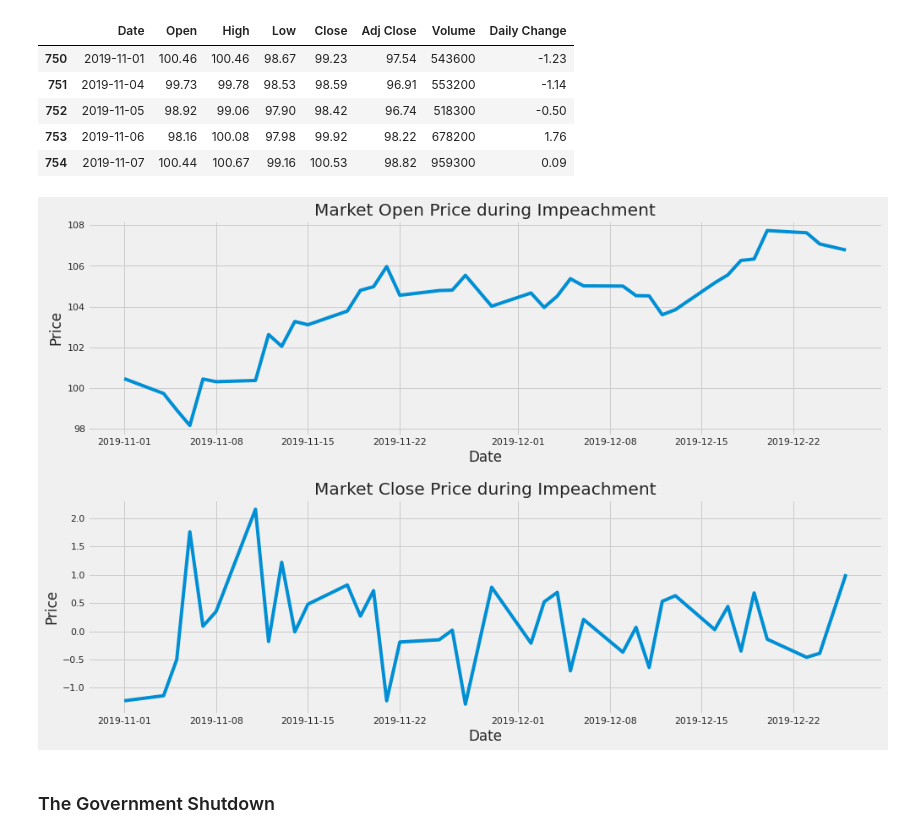
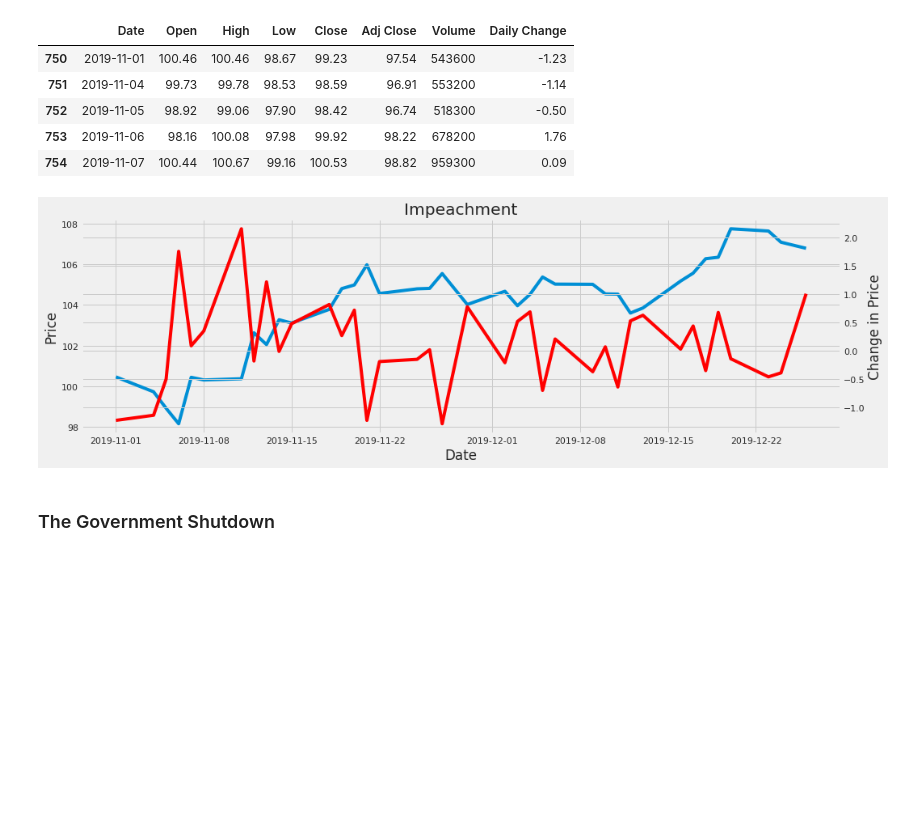
Before and after one commit to cybertraining-dsc/fa20-523-307, a Jupyter notebook: project/Analysis of Financial Markets based on President Trump's Tweets.ipynb, the cells around one changed output. Drawn from its saved outputs; the diff is of its cells as text; code cells hidden in the pictures; blank space fills up the shorter version.

```diff
--- a/project/Analysis of Financial Markets based on President Trump's Tweets.ipynb
+++ b/project/Analysis of Financial Markets based on President Trump's Tweets.ipynb
@@ -832,24 +834,20 @@ impeachment_stock_data.head()
 # %%
 fig = plt.figure(figsize=(15,10))
 ax1 = fig.add_subplot(2,1,1)
-ax2 = fig.add_subplot(2,1,2)
+#ax2 = fig.add_subplot(2,1,2)
 ax1.plot(impeachment_stock_data['Date'], impeachment_stock_data['Open'])
 ax1.set_xlabel("Date")
 ax1.set_ylabel("Price")
-ax1.set_title('Market Open Price during Impeachment')
-# plt.subplots_adjust(hspace=0.3)
-# ax2.plot(impeachment_stock_data['Date'], impeachment_stock_data['Close'])
-# ax2.set_xlabel("Date")
-# ax2.set_ylabel("Price")
-# ax2.set_title('Market Close Price during Impeachment')
-plt.subplots_adjust(hspace=0.3)
-ax2.plot(impeachment_stock_data['Date'],  impeachment_stock_data['Daily Change'])
+ax1.set_title('Impeachment')
+ax2 = ax1.twinx()
+#plt.subplots_adjust(hspace=0.3)
+ax2.plot(impeachment_stock_data['Date'],  impeachment_stock_data['Daily Change'], color='red')
 ax2.set_xlabel("Date")
-ax2.set_ylabel("Price")
-ax2.set_title('Market Close Price during Impeachment')
+ax2.set_ylabel("Change in Price")
+#ax2.set_title('Daily Price Change during Impeachment')
 plt.show()
 # %% [output]
-[figure, old version]
+[figure, new version]
 # %% [markdown]
 ### The Government Shutdown
 # %%
```
Also changed, not shown: parts of 2 cells of this notebook.
